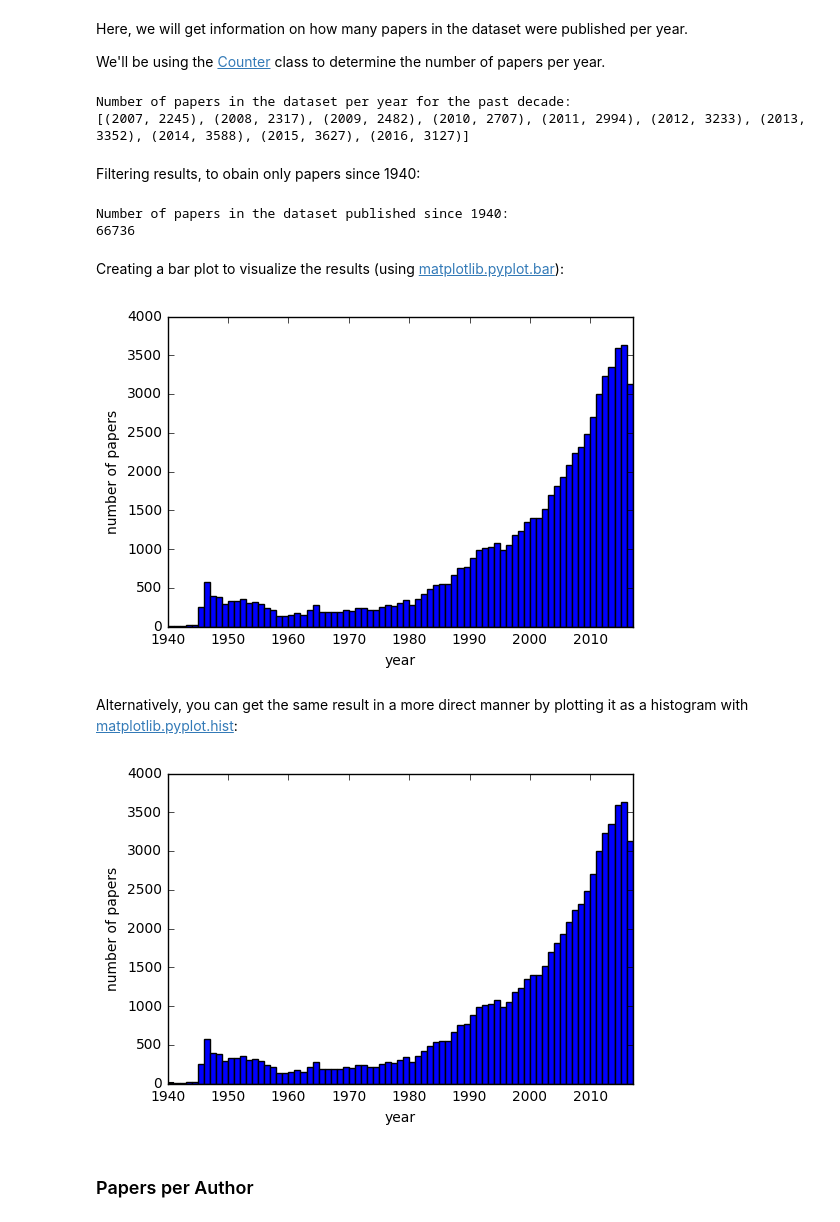
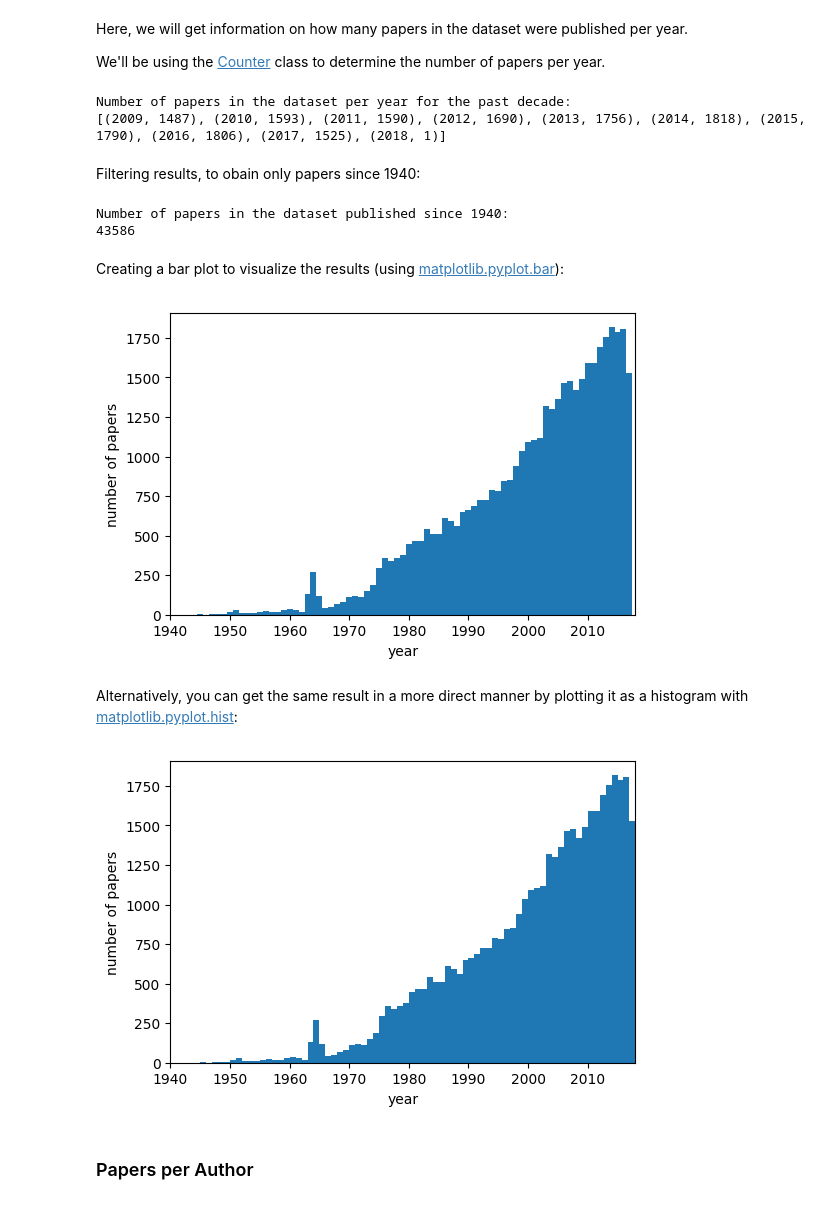
Before and after one commit to VUInformationRetrieval/IR2017_2018, a Jupyter notebook: 01_inspecting.ipynb, the cells around one changed output. Cells and saved outputs as stored; diff of their text form; code cells hidden in the pictures.

```diff
--- a/01_inspecting.ipynb
+++ b/01_inspecting.ipynb
@@ -9,7 +9,7 @@ Our dataset consists of short texts (article abstracts) from the [PubMed](https:
 # %%
 import pickle, bz2
 
-Summaries_file = 'data/malaria__Summaries.pkl.bz2'
+Summaries_file = 'data/aspirin__Summaries.pkl.bz2'
 Summaries = pickle.load( bz2.BZ2File( Summaries_file, 'rb' ) )
 # %% [markdown]
 To make it easier to access the data, we convert here paper entries into [named tuples](http://docs.python.org/3/library/collections.html#collections.namedtuple). This will allow us to refer to fields by keyword (like `var.year`), rather than index (like `var[2]`).
@@ -55,7 +55,7 @@ print('Number of papers in the dataset per year for the past decade:')
 print(papers_per_year[-10:])
 # %% [output]
 Number of papers in the dataset per year for the past decade:
-[(2007, 2245), (2008, 2317), (2009, 2482), (2010, 2707), (2011, 2994), (2012, 3233), (2013, 3352), (2014, 3588), (2015, 3627), (2016, 3127)]
+[(2009, 1487), (2010, 1593), (2011, 1590), (2012, 1690), (2013, 1756), (2014, 1818), (2015, 1790), (2016, 1806), (2017, 1525), (2018, 1)]
 # %% [markdown]
 Filtering results, to obain only papers since 1940:
 # %%
@@ -67,25 +67,25 @@ print('Number of papers in the dataset published since 1940:')
 print(sum(nr_papers_since_1940))
 # %% [output]
 Number of papers in the dataset published since 1940:
-66736
+43586
 # %% [markdown]
 Creating a bar plot to visualize the results (using [matplotlib.pyplot.bar](http://matplotlib.org/api/pyplot_api.html#matplotlib.pyplot.bar)):
 # %%
 plt.bar(left=years_since_1940, height=nr_papers_since_1940, width=1.0)
-plt.xlim(1940, 2017)
+plt.xlim(1940, 2018)
 plt.xlabel('year')
 plt.ylabel('number of papers');
 # %% [output]
-[figure, old version]
+[figure, new version]
 # %% [markdown]
 Alternatively, you can get the same result in a more direct manner by plotting it as a histogram with [matplotlib.pyplot.hist](http://matplotlib.org/api/pyplot_api.html#matplotlib.pyplot.hist):
 # %%
-plt.hist( x=[p.year for p in Summaries.values()], bins=range(1940,2018) );
-plt.xlim(1940, 2017)
+plt.hist( x=[p.year for p in Summaries.values()], bins=range(1940,2019) );
+plt.xlim(1940, 2018)
 plt.xlabel('year')
 plt.ylabel('number of papers');
 # %% [output]
-[figure, old version]
+[figure, new version]
 # %% [markdown]
 ### Papers per Author
 # %% [markdown]
```
Also changed, not shown: parts of 10 cells of this notebook.
